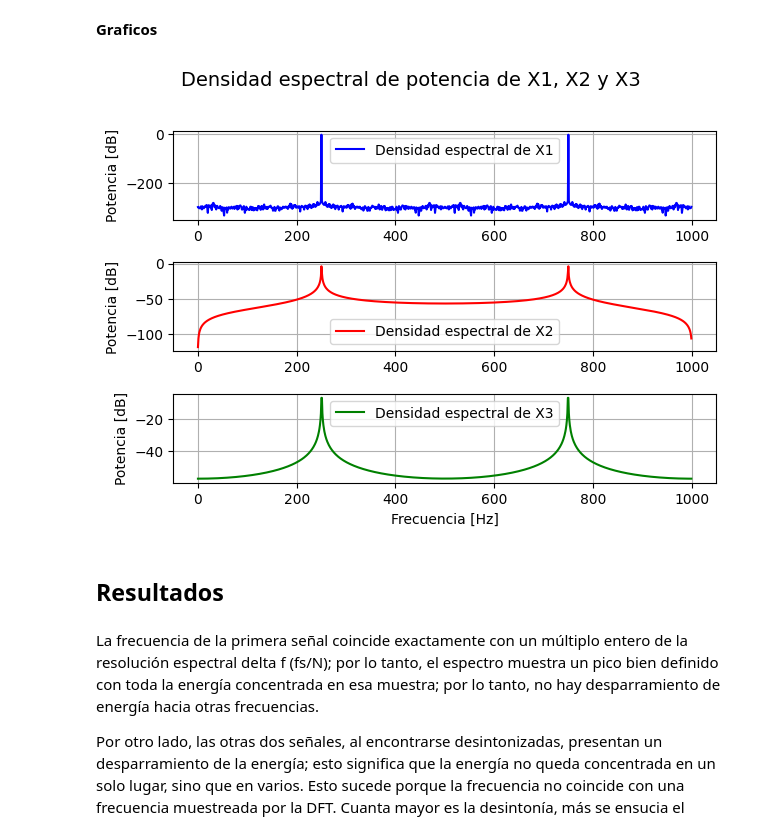
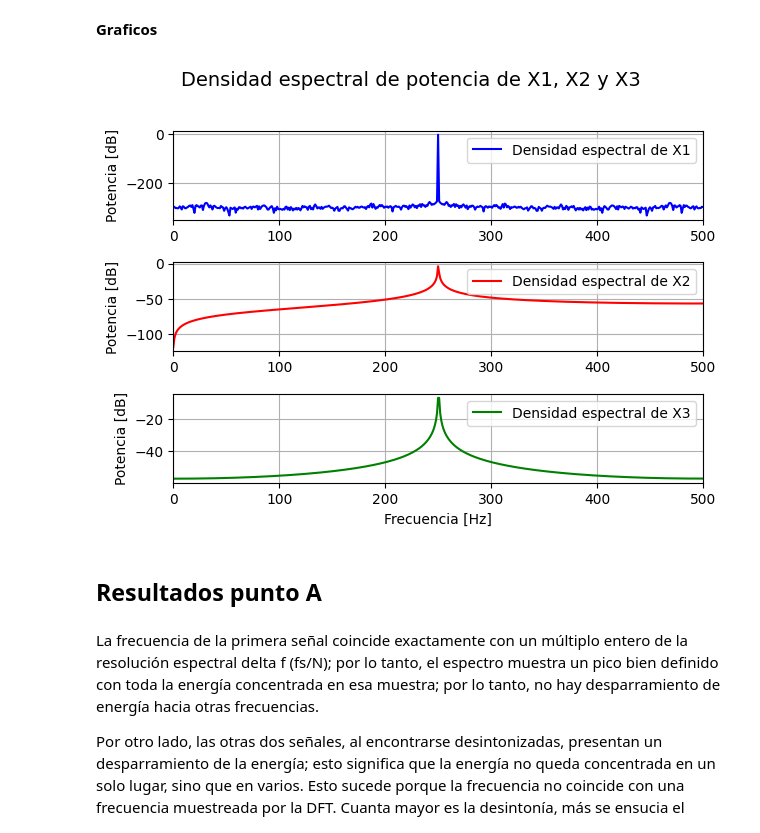
Before and after one commit to angiefantauzzofabio/APS, a Jupyter notebook: TS3/TS3.ipynb, the cells around one changed output. Cells and saved outputs as stored; diff of their text form; code cells hidden in the pictures.

```diff
--- a/TS3/TS3.ipynb
+++ b/TS3/TS3.ipynb
@@ -91,35 +128,38 @@ Ff = np.arange(N)*delta_f
 # %%
 plt.figure()
 
 # X1
 plt.subplot(3,1,1)
 plt.plot(Ff, 10*np.log10(X1_abs_cuadrado), color="blue", label="Densidad espectral de X1")
 plt.ylabel("Potencia [dB]")
+plt.xlim([0,fs/2])
 plt.legend()
 plt.grid(True)
 
 # X2
 plt.subplot(3,1,2)
 plt.plot(Ff, 10*np.log10(X2_abs_cuadrado), color="red", label="Densidad espectral de X2")
 plt.ylabel("Potencia [dB]")
+plt.xlim([0,fs/2])
 plt.legend()
 plt.grid(True)
 
 # X3
 plt.subplot(3,1,3)
 plt.plot(Ff, 10*np.log10(X3_abs_cuadrado), color="green", label="Densidad espectral de X3")
 plt.xlabel("Frecuencia [Hz]")
 plt.ylabel("Potencia [dB]")
+plt.xlim([0,fs/2])
 plt.legend()
 plt.grid(True)
 
 plt.suptitle("Densidad espectral de potencia de X1, X2 y X3", fontsize=14)
 plt.tight_layout(rect=[0,0,1,0.96])
 plt.show()
 # %% [output]
-[figure, old version]
+[figure, new version]
 # %% [markdown]
-## Resultados
+## Resultados punto A
 # %% [markdown]
 La frecuencia de la primera señal coincide exactamente con un múltiplo entero de la resolución espectral delta f (fs/N); por lo tanto, el espectro muestra un pico bien definido con toda la energía concentrada en esa muestra; por lo tanto, no hay desparramiento de energía hacia otras frecuencias.
 
```
Also changed, not shown: parts of 5 cells of this notebook, 1 other file.
